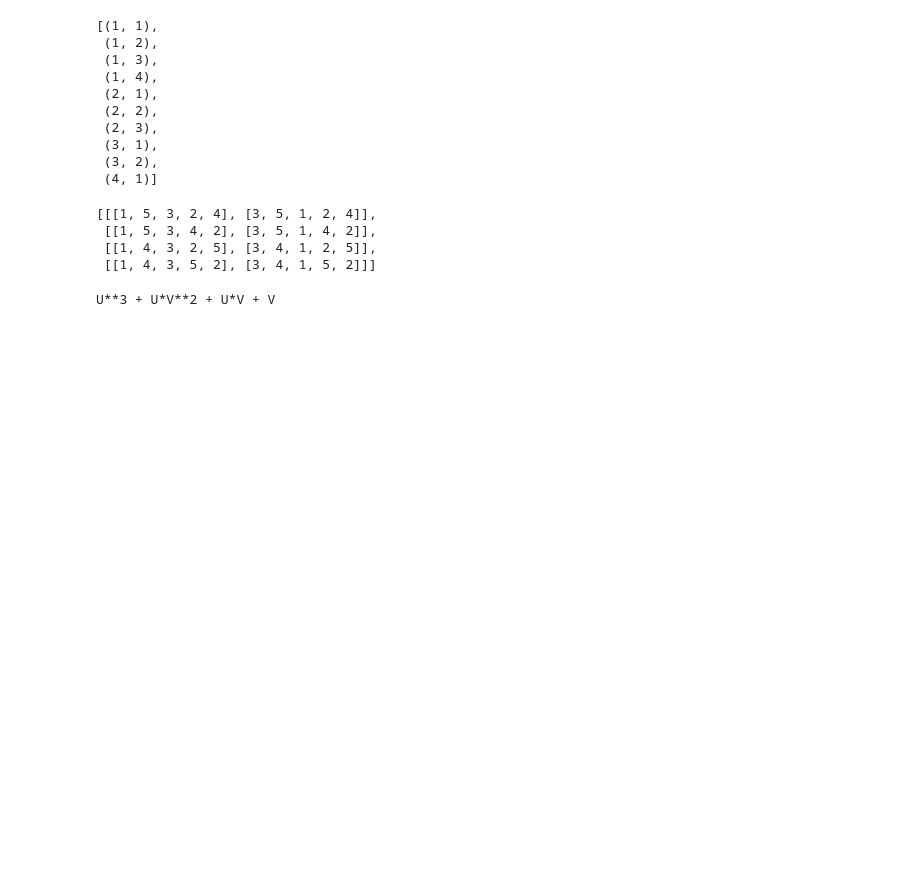
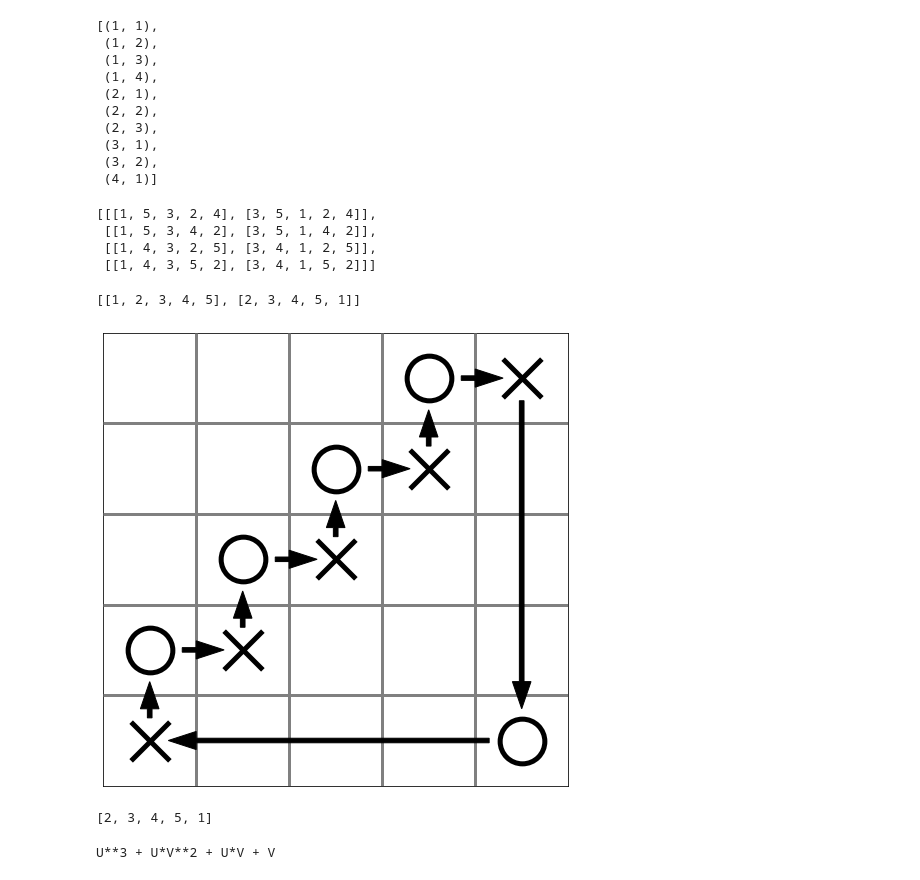
Before and after one commit to CStClairMath/GridTools, a Jupyter notebook: Grid Tools/GridTools.ipynb, the cells around one changed output. Drawn from its saved outputs; the diff is of its cells as text; code cells hidden in the pictures; blank space fills up the shorter version.

```diff
--- a/Grid Tools/GridTools.ipynb
+++ b/Grid Tools/GridTools.ipynb
@@ -423,4 +453,9 @@ generate_all_states_outside_rectangle(((1,1),(3,3)),5)
  [[1, 5, 3, 4, 2], [3, 5, 1, 4, 2]],
  [[1, 4, 3, 2, 5], [3, 4, 1, 2, 5]],
  [[1, 4, 3, 5, 2], [3, 4, 1, 5, 2]]]
+# %%
+grid([1, 2, 3, 4, 5], [2, 3, 4, 5, 1])
+# %% [output]
+[[1, 2, 3, 4, 5], [2, 3, 4, 5, 1]]
+[figure, added]
 # %%
@@ -432,0 +478,4 @@ nx.write_gml(g, 'testCinfExport.gml')
+# %%
+trefoil.sig_o
+# %% [output]
+[2, 3, 4, 5, 1]
```
Also changed, not shown: parts of 6 cells of this notebook, 12 other files.
